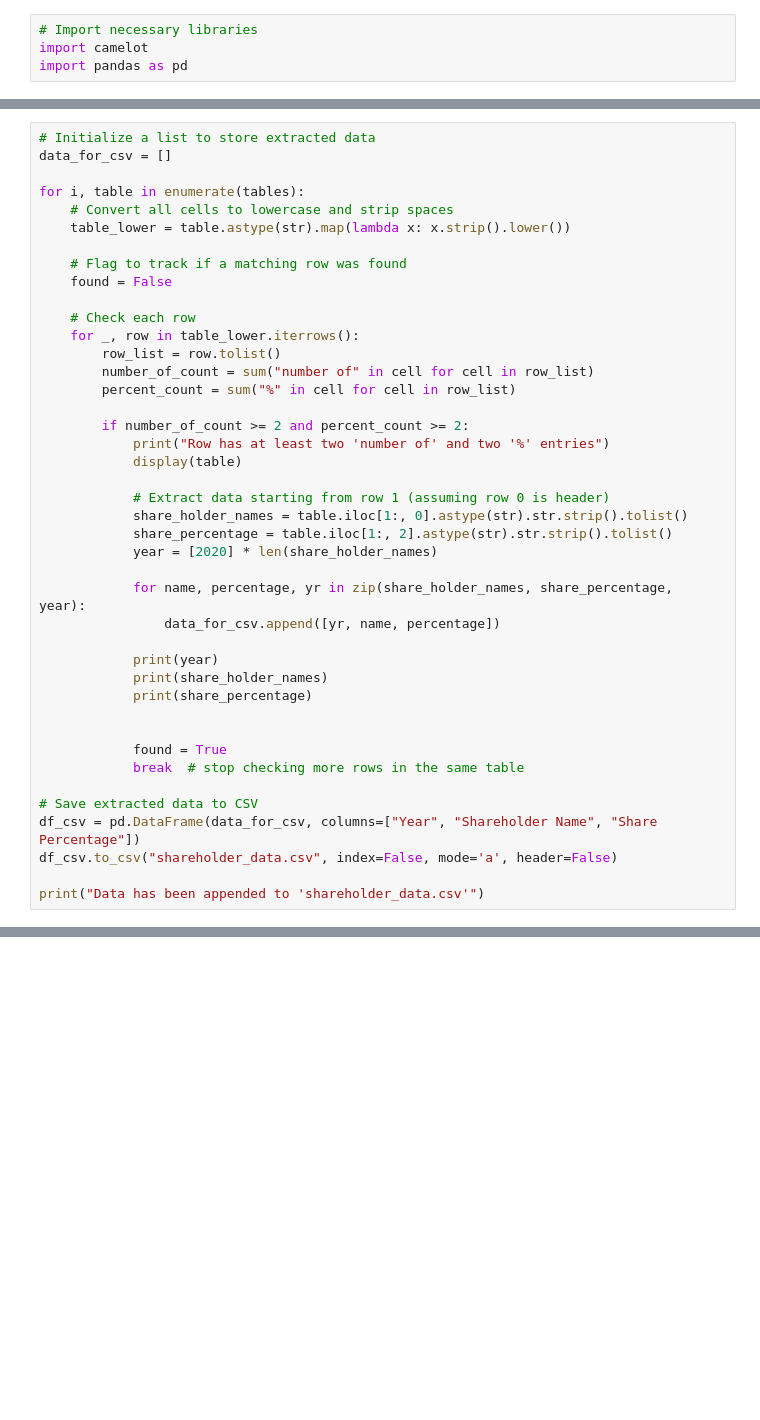
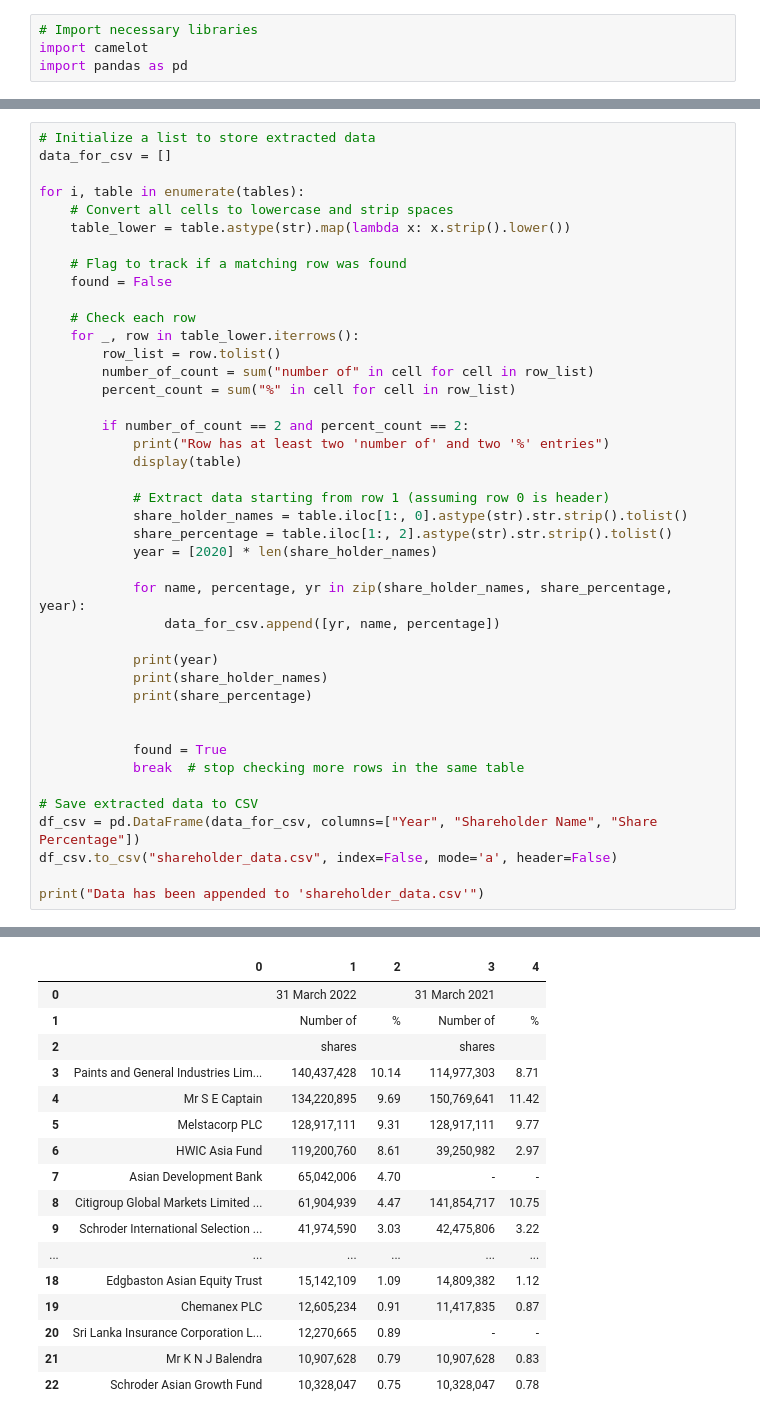
Before and after one commit to IsuruHet/jk-financial-dashboard, a Jupyter notebook: notebook/test3.ipynb, the cells around one changed output, grey strips where cells are left out. Drawn from its saved outputs; the diff is of its cells as text; blank space fills up the shorter version.

```diff
--- a/notebook/test3.ipynb
+++ b/notebook/test3.ipynb
@@ -246,7 +246,7 @@ for i, table in enumerate(tables):
         number_of_count = sum("number of" in cell for cell in row_list)
         percent_count = sum("%" in cell for cell in row_list)
 
-        if number_of_count >= 2 and percent_count >= 2:
+        if number_of_count == 2 and percent_count == 2:
             print("Row has at least two 'number of' and two '%' entries")
             display(table)
 
@@ -271,3 +271,4 @@ df_csv = pd.DataFrame(data_for_csv, columns=["Year", "Shareholder Name", "Share
 df_csv.to_csv("shareholder_data.csv", index=False, mode='a', header=False)
 
 print("Data has been appended to 'shareholder_data.csv'")
+# %% [output]
@@ -273,0 +276,17 @@ print("Data has been appended to 'shareholder_data.csv'")
+|  | 0 | 1 | 2 | 3 | 4 |
+| 0 |  | 31 March 2022 |  | 31 March 2021 |  |
+| 1 |  | Number of | % | Number of | % |
+| 2 |  | shares |  | shares |  |
+| 3 | Paints and General Industries Lim... | 140,437,428 | 10.14 | 114,977,303 | 8.71 |
+| 4 | Mr S E Captain | 134,220,895 | 9.69 | 150,769,641 | 11.42 |
+| 5 | Melstacorp PLC | 128,917,111 | 9.31 | 128,917,111 | 9.77 |
+| 6 | HWIC Asia Fund | 119,200,760 | 8.61 | 39,250,982 | 2.97 |
+| 7 | Asian Development Bank | 65,042,006 | 4.70 | - | - |
+| 8 | Citigroup Global Markets Limited ... | 61,904,939 | 4.47 | 141,854,717 | 10.75 |
+| 9 | Schroder International Selection ... | 41,974,590 | 3.03 | 42,475,806 | 3.22 |
+| ... | ... | ... | ... | ... | ... |
+| 18 | Edgbaston Asian Equity Trust | 15,142,109 | 1.09 | 14,809,382 | 1.12 |
+| 19 | Chemanex PLC | 12,605,234 | 0.91 | 11,417,835 | 0.87 |
+| 20 | Sri Lanka Insurance Corporation L... | 12,270,665 | 0.89 | - | - |
+| 21 | Mr K N J Balendra | 10,907,628 | 0.79 | 10,907,628 | 0.83 |
+| 22 | Schroder Asian Growth Fund | 10,328,047 | 0.75 | 10,328,047 | 0.78 |
```
Also changed, not shown: parts of 5 cells of this notebook, 5 other files.
